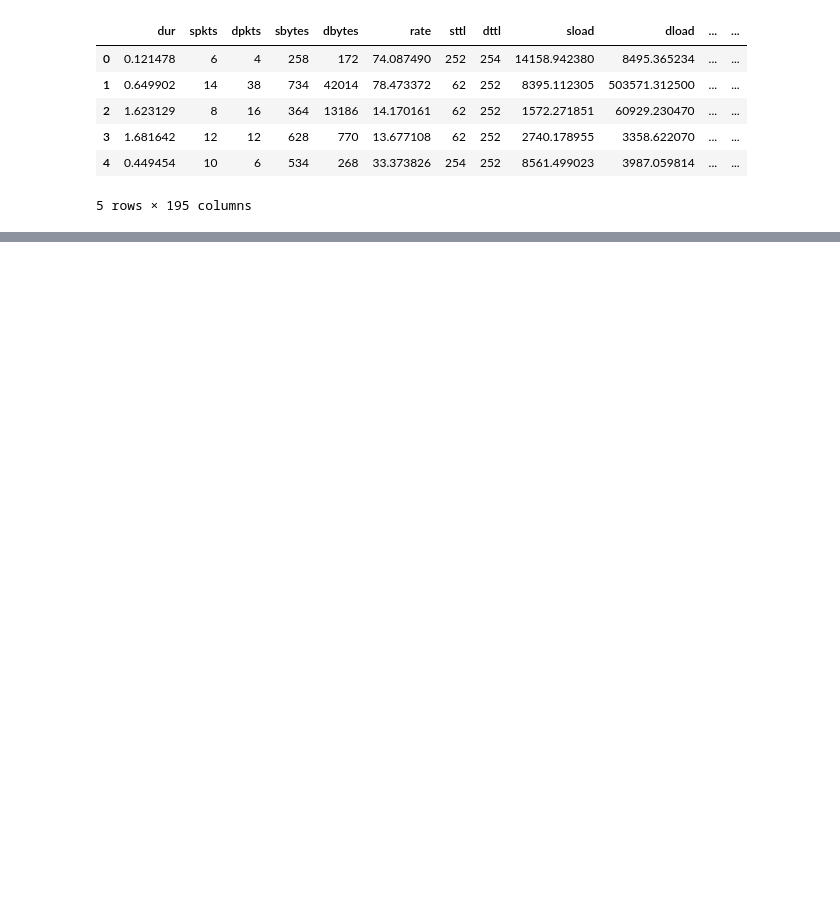
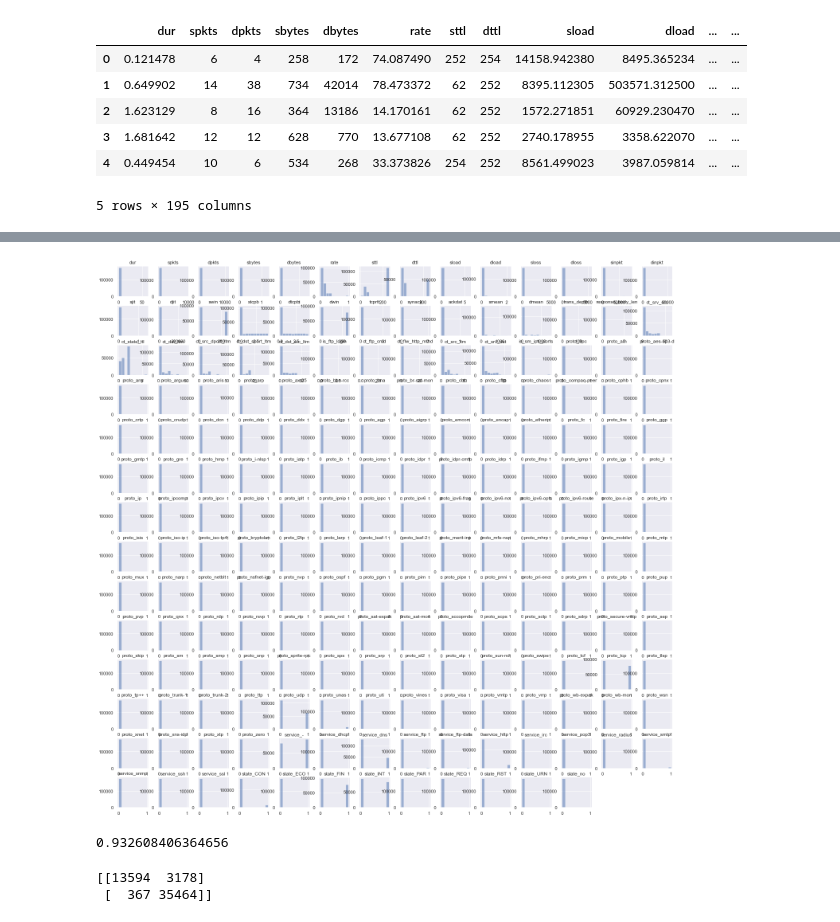
Before and after one commit to MuhammadHabibKhan/ML-Projects, a Jupyter notebook: nid.ipynb, the cells around one changed output, grey strips where cells are left out. Saved outputs shown, nothing was run; the diff lists cells and outputs as text; code cells hidden in the pictures; blank space fills up the shorter version.

```diff
--- a/nid.ipynb
+++ b/nid.ipynb
@@ -110,0 +163,26 @@ plt.show()
+# %%
+# Checking if features follow Gaussian or Non-Gaussian distributions
+
+df.hist(alpha=0.5, figsize=(25, 25))
+plt.show()
+# %% [output]
+[figure, added]
+# %%
+# As most features are binary or one-hot encoded and not following Gaussian Dist, MinMaxScaler is preffered to
+# scale the values between 0 and 1 or -1 to 1 if negative values present
+# Scaling the features generally makes gradient descent in logistic regression work with better accuracy
+
+scaler = MinMaxScaler()
+scaler.fit(X_train)
+
+X_train_scaled = scaler.transform(X_train)
+X_test_scaled = scaler.transform(X_test)
+
+# Increasing the max iteration of the convergence algorithm used for LR in Scikit-Learn since value was
+# getting stuck in a local minima despite the high accuracy
+
+lr_scaled = LogisticRegression(solver='lbfgs', max_iter=2000)
+lr_scaled.fit(X_train_scaled, y_train)
+lr_scaled.score(X_test_scaled, y_test)
+# %% [output]
+0.932608406364656
@@ -110,0 +191,7 @@ plt.show()
+# %%
+pred_scaled = lr_scaled.predict(X_test_scaled)
+cm_scaled = confusion_matrix(y_test, pred_scaled)
+print(cm_scaled)
+# %% [output]
+[[13594  3178]
+ [  367 35464]]
```
Also changed, not shown: parts of 17 cells of this notebook.
